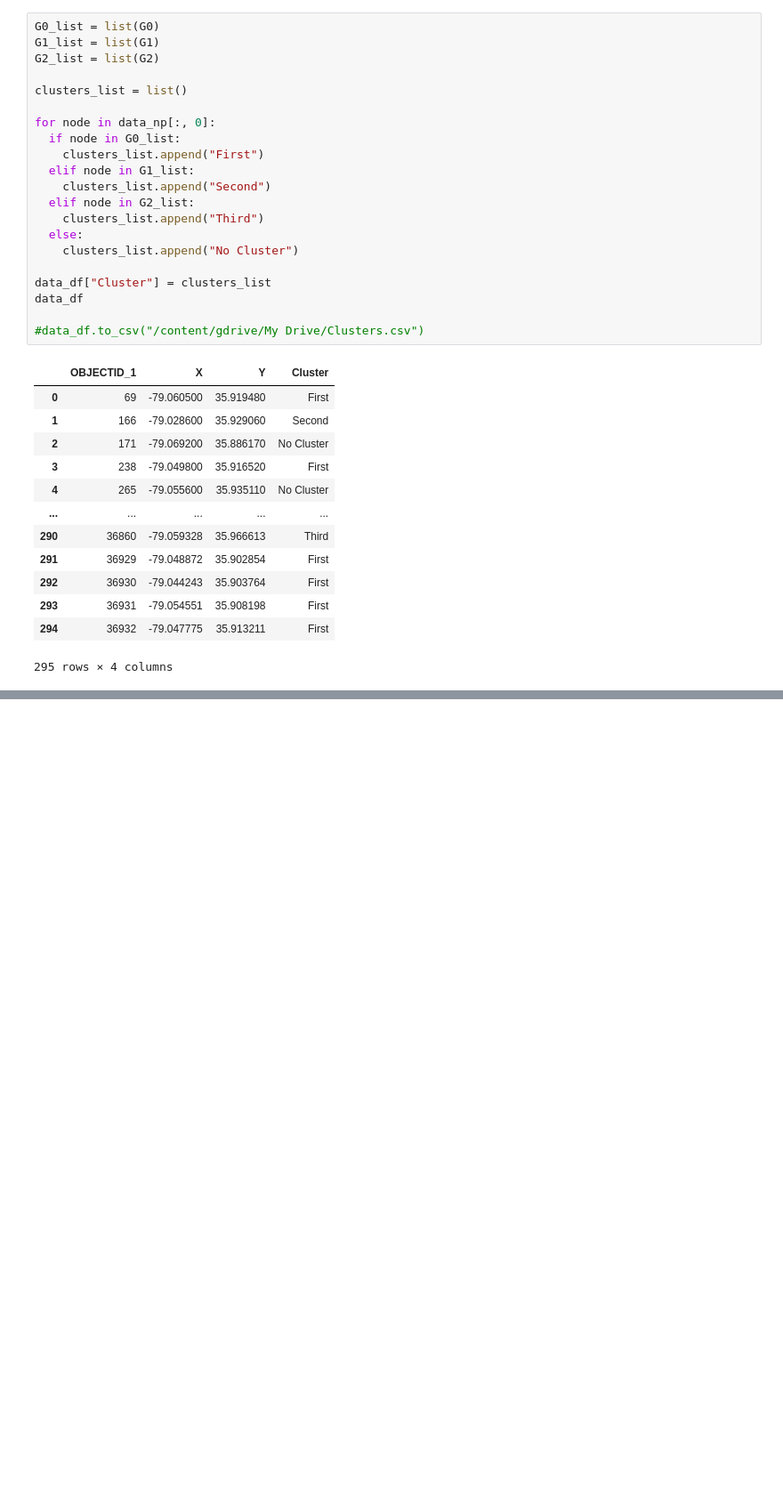
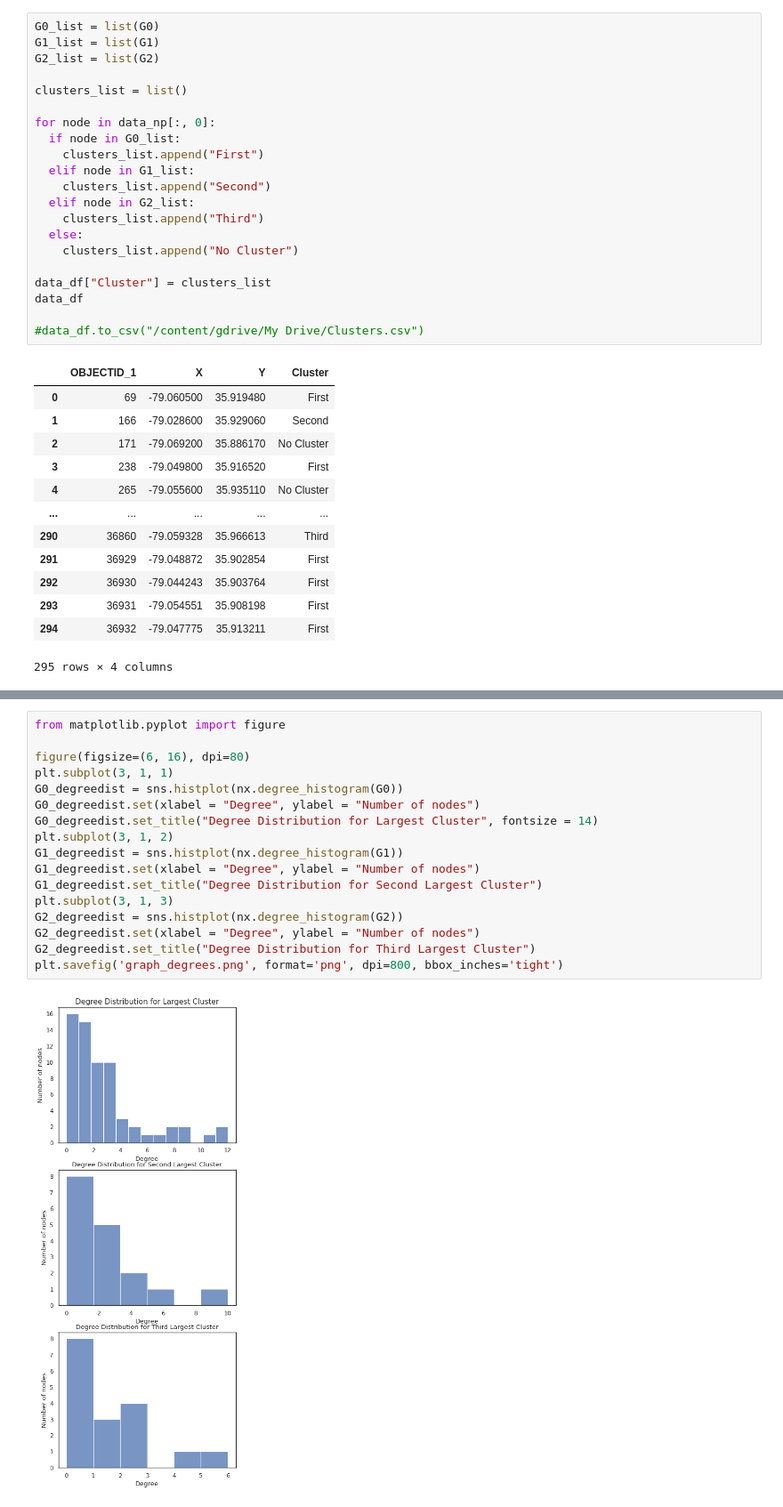
Before and after one commit to DannyMathieson/Urban_Analytics_Cycling, a Jupyter notebook: CS5834_Final_Project.ipynb, the cells around one changed output, grey strips where cells are left out. Shown at 89% size. Cells and saved outputs as stored; diff of their text form; blank space fills up the shorter version.

```diff
--- a/CS5834_Final_Project.ipynb
+++ b/CS5834_Final_Project.ipynb
@@ -799,0 +690,19 @@ Text(0.5, 1.0, 'Degree Distribution for Largest Cluster')
+# %%
+from matplotlib.pyplot import figure
+
+figure(figsize=(6, 16), dpi=80)
+plt.subplot(3, 1, 1)
+G0_degreedist = sns.histplot(nx.degree_histogram(G0))
+G0_degreedist.set(xlabel = "Degree", ylabel = "Number of nodes")
+G0_degreedist.set_title("Degree Distribution for Largest Cluster", fontsize = 14)
+plt.subplot(3, 1, 2)
+G1_degreedist = sns.histplot(nx.degree_histogram(G1))
+G1_degreedist.set(xlabel = "Degree", ylabel = "Number of nodes")
+G1_degreedist.set_title("Degree Distribution for Second Largest Cluster")
+plt.subplot(3, 1, 3)
+G2_degreedist = sns.histplot(nx.degree_histogram(G2))
+G2_degreedist.set(xlabel = "Degree", ylabel = "Number of nodes")
+G2_degreedist.set_title("Degree Distribution for Third Largest Cluster")
+plt.savefig('graph_degrees.png', format='png', dpi=800, bbox_inches='tight')
+# %% [output]
+[figure, added]
```
Also changed, not shown: parts of 29 cells of this notebook.
